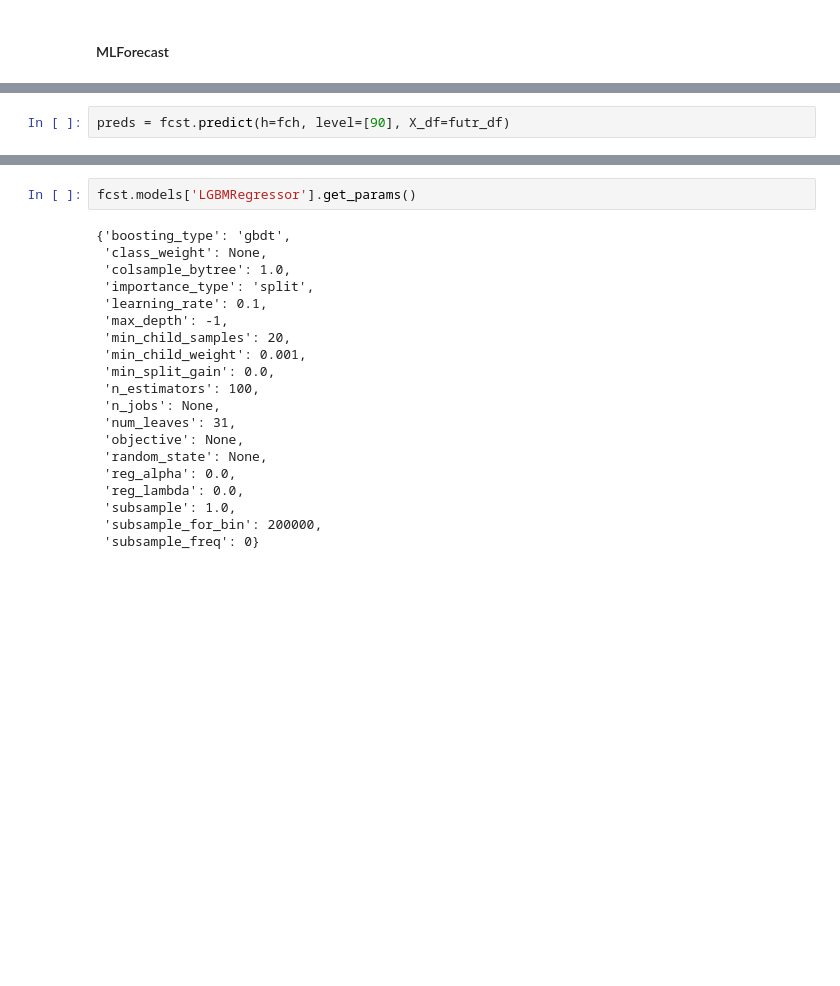
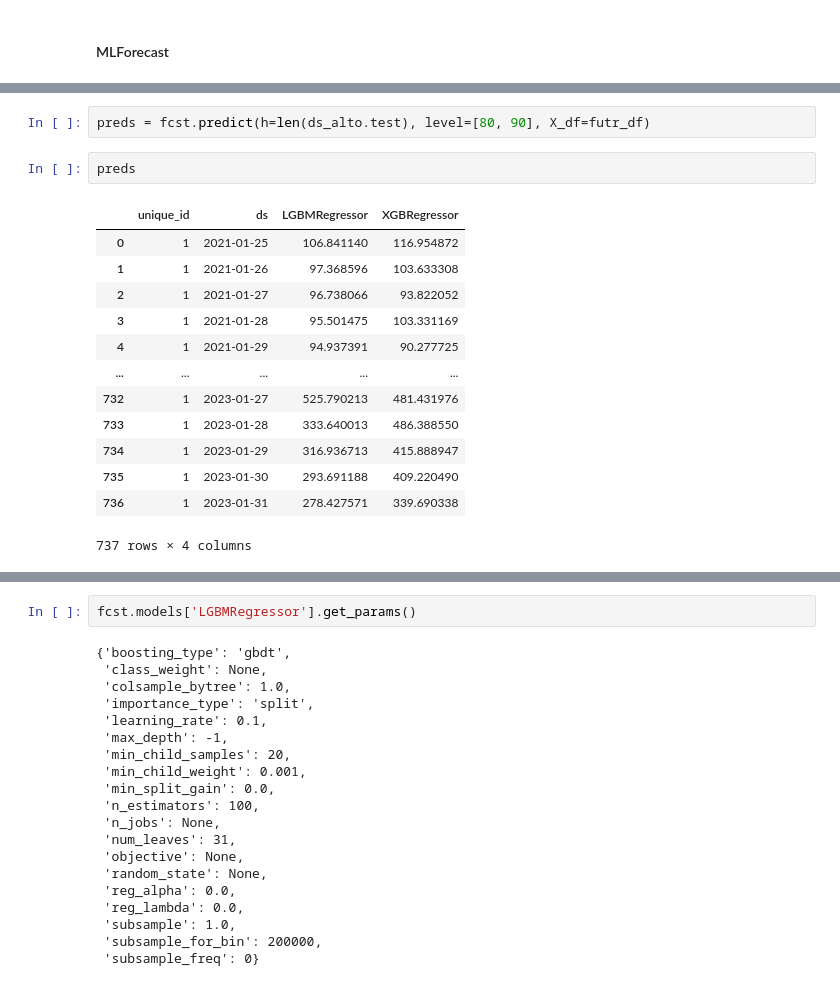
Before and after one commit to wasf84/pgmc-mestrado, a Jupyter notebook: dissertacao/bacia_rio_doce/doce.ipynb, the cells around one changed output, grey strips where cells are left out. Drawn from its saved outputs; the diff is of its cells as text; blank space fills up the shorter version.

```diff
--- a/dissertacao/bacia_rio_doce/doce.ipynb
+++ b/dissertacao/bacia_rio_doce/doce.ipynb
@@ -622,4 +625,20 @@ futr_df
 737 rows × 12 columns
 # %%
-preds = fcst.predict(h=fch, level=[90], X_df=futr_df)
+preds = fcst.predict(h=len(ds_alto.test), level=[80, 90], X_df=futr_df)
+# %%
+preds
+# %% [output]
+|  | unique_id | ds | LGBMRegressor | XGBRegressor |
+| 0 | 1 | 2021-01-25 | 106.841140 | 116.954872 |
+| 1 | 1 | 2021-01-26 | 97.368596 | 103.633308 |
+| 2 | 1 | 2021-01-27 | 96.738066 | 93.822052 |
+| 3 | 1 | 2021-01-28 | 95.501475 | 103.331169 |
+| 4 | 1 | 2021-01-29 | 94.937391 | 90.277725 |
+| ... | ... | ... | ... | ... |
+| 732 | 1 | 2023-01-27 | 525.790213 | 481.431976 |
+| 733 | 1 | 2023-01-28 | 333.640013 | 486.388550 |
+| 734 | 1 | 2023-01-29 | 316.936713 | 415.888947 |
+| 735 | 1 | 2023-01-30 | 293.691188 | 409.220490 |
+| 736 | 1 | 2023-01-31 | 278.427571 | 339.690338 |
+737 rows × 4 columns
 # %%
```
Also changed, not shown: parts of 9 cells of this notebook.
